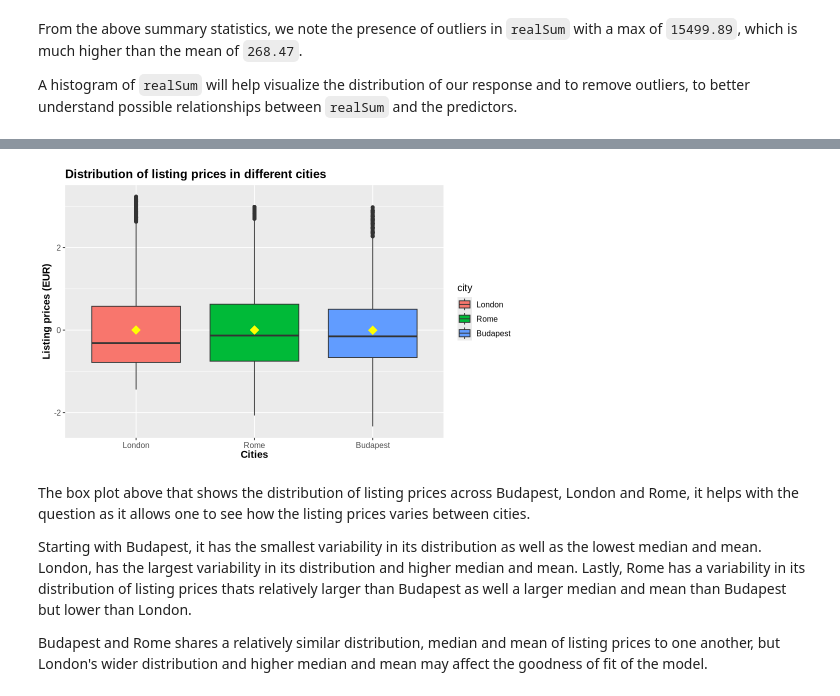
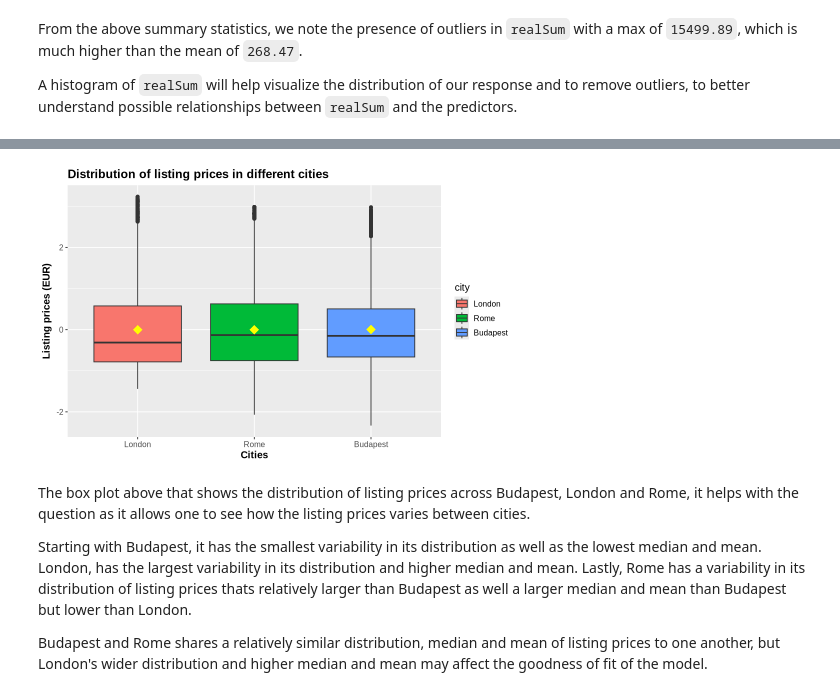
Before and after one commit to Mshl2299/STAT301_Group_Project, a Jupyter notebook: Project.ipynb, the cells around one changed output, grey strips where cells are left out. Saved outputs shown, nothing was run; the diff lists cells and outputs as text; code cells hidden in the pictures.

```diff
--- a/Project.ipynb
+++ b/Project.ipynb
@@ -69,7 +106,7 @@ Loaded glmnet 4.1-8
 # select vars from dataset and add city name + if it's weekend data
 tidy_data <- function(path, cityName, isWeekend) {
     data <- read_csv(path, show_col_types = FALSE) %>%
-        select(-...1, -attr_index, -attr_index_norm, -rest_index, -rest_index_norm)
+        select(-...1, -attr_index, -attr_index_norm, -rest_index, -rest_index_norm, -lng,-lat)
     data$room_type <- as.factor(data$room_type)
     data$city <- as.factor(cityName)
     data$isWeekend <- as.logical(isWeekend)
@@ -115,4 +152,12 @@ A tibble: 3 × 17
 | 162.8519 | Entire home/apt | FALSE | FALSE | 4 | FALSE | 0 | 0 | ... |
 | 129.2475 | Entire home/apt | FALSE | FALSE | 3 | FALSE | 0 | 1 | ... |
 | 129.2475 | Entire home/apt | FALSE | FALSE | 3 | FALSE | 0 | 1 | ... |
+# %%
+# Main developer: Matthew
+
+data <- data %>%
+    mutate(   #change columns into correct object types
+            across(c(room_type,city),as.factor),
+            across(c(multi,biz,isWeekend),as.logical)
+        )
 # %% [markdown]
@@ -212,8 +244,12 @@ It appears that our response data is very right skewed. 95% of Airbnb price list
 # %%
 # Main developer: Marcus
+# Contributor: Matthew (filtering)
 
+# filtering outliers from each city by removing listing with prices that lies at the upper 5%
 data_filt <- data %>%
-    filter(realSum < 1000)
+    group_by(city) %>%
+    filter(realSum <= quantile(realSum, 0.95, na.rm = TRUE)) %>%
+    ungroup()
 
 realSum_hist_filt <- data_filt %>%
     ggplot(aes(x=realSum)) +
@@ -221,7 +257,7 @@ realSum_hist_filt <- data_filt %>%
     geom_vline(xintercept=mean(data$realSum), color = "red") +
     geom_vline(xintercept=quantile(data$realSum, 0.95), color = "blue") +
     scale_x_continuous(breaks=seq(0, 1000, 100)) +
-    ggtitle("Histogram of Airbnb Prices < 1000\nwith 95% threshold (blue) and mean price (red)") +
+    ggtitle("Histogram of Airbnb Prices \nwith 95% threshold (blue) and mean price (red)") +
     labs(x="Total Airbnb Price", y="Count") +
     theme(axis.text = element_text(size = 15),
           axis.title = element_text(size = 15),
@@ -235,46 +273,37 @@ realSum_hist_filt
 # %%
 # Main developer: Matthew
-
-# Filters rows with N/A from the data
-data <- drop_na(data)
+# Contributor: Marcus (moved filtering to above)
 
 #Altering columns to correct object types and filtering outliers
-tidy_data <-
-    data %>%
-    mutate(   #change columns into correct object types
-            across(c(room_type,city),as.factor),
-            across(c(multi,biz,isWeekend),as.logical)
-    ) %>%
+data_standardized <-
+    data_filt %>%
     group_by(city) %>%
-    filter(  #filtering outliers from each city by removing listing with prices that lies at the upper 5%
-        realSum <= quantile(realSum, 0.95, na.rm = TRUE)) %>%
     mutate(  #standardizing the price of the listings of each city
         realSum=scale(realSum)) %>%
-    ungroup() %>%
-    select(-lng,-lat)
+    ungroup()
 
 #Standardize numerical columns
 
 #To examine the distribution of listing prices in different cities through a boxplot
 city_listing_plot <-
-    tidy_data %>%
+    data_standardized %>%
     ggplot() +
     geom_boxplot(aes(x=city,y=realSum,fill=city))+
     ggtitle("Distribution of listing prices in different cities")+
     xlab("Cities")+
     ylab("Listing prices (EUR)")+
     stat_summary(aes(x=city, y=realSum),
         fun = mean, geom = "point", colour = "yellow",
         shape = 18, size = 5
     ) +
     theme(
         text = element_text(size = 12),
         plot.title = element_text(face = "bold"),
         axis.title = element_text(face = "bold")
     )
 city_listing_plot
 # %% [output]
-[figure, old version]
+[figure, new version]
 # %% [markdown]
 The box plot above that shows the distribution of listing prices across Budapest, London and Rome, it helps with the question as it allows one to see how the listing prices varies between cities.
 
```
Also changed, not shown: parts of 35 cells of this notebook.
